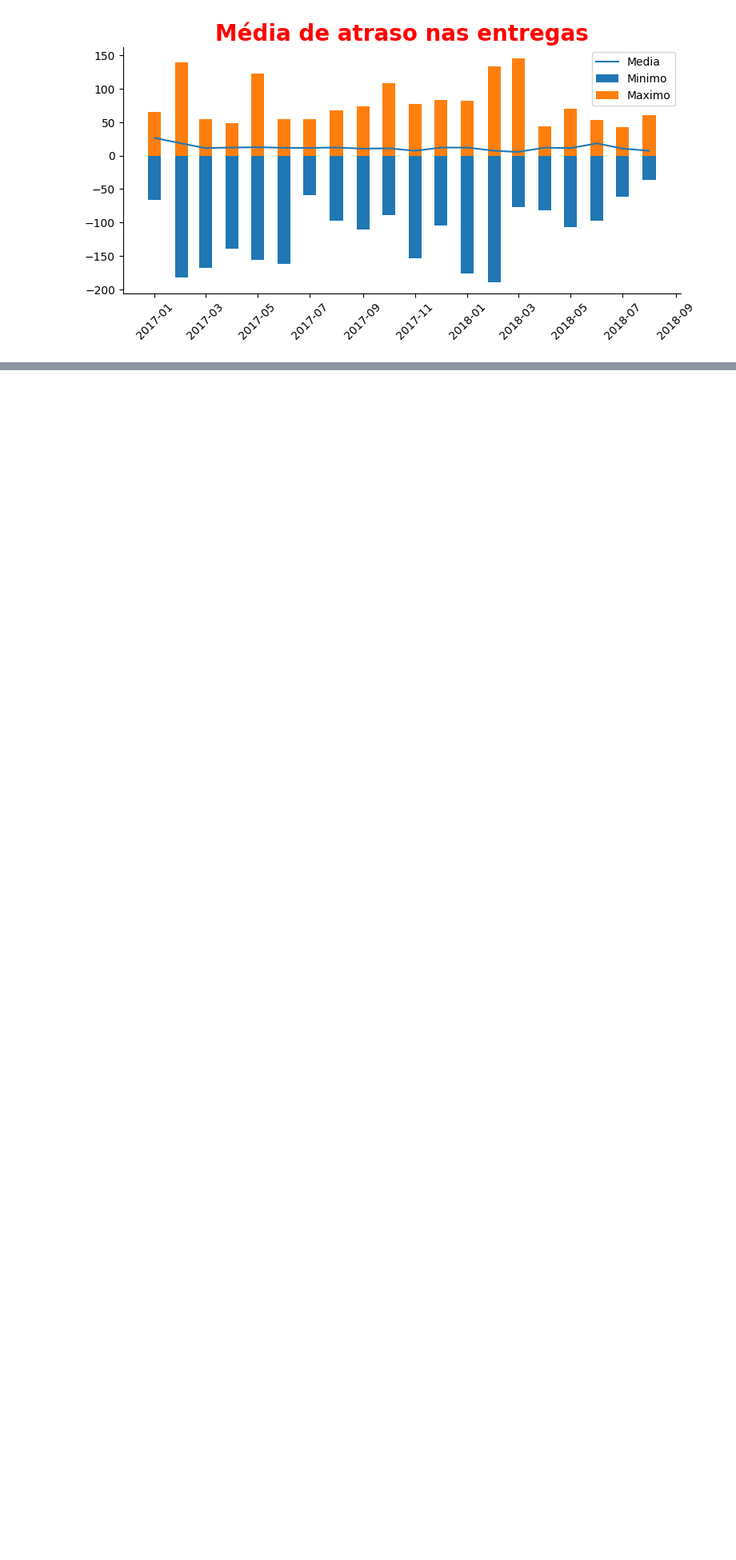
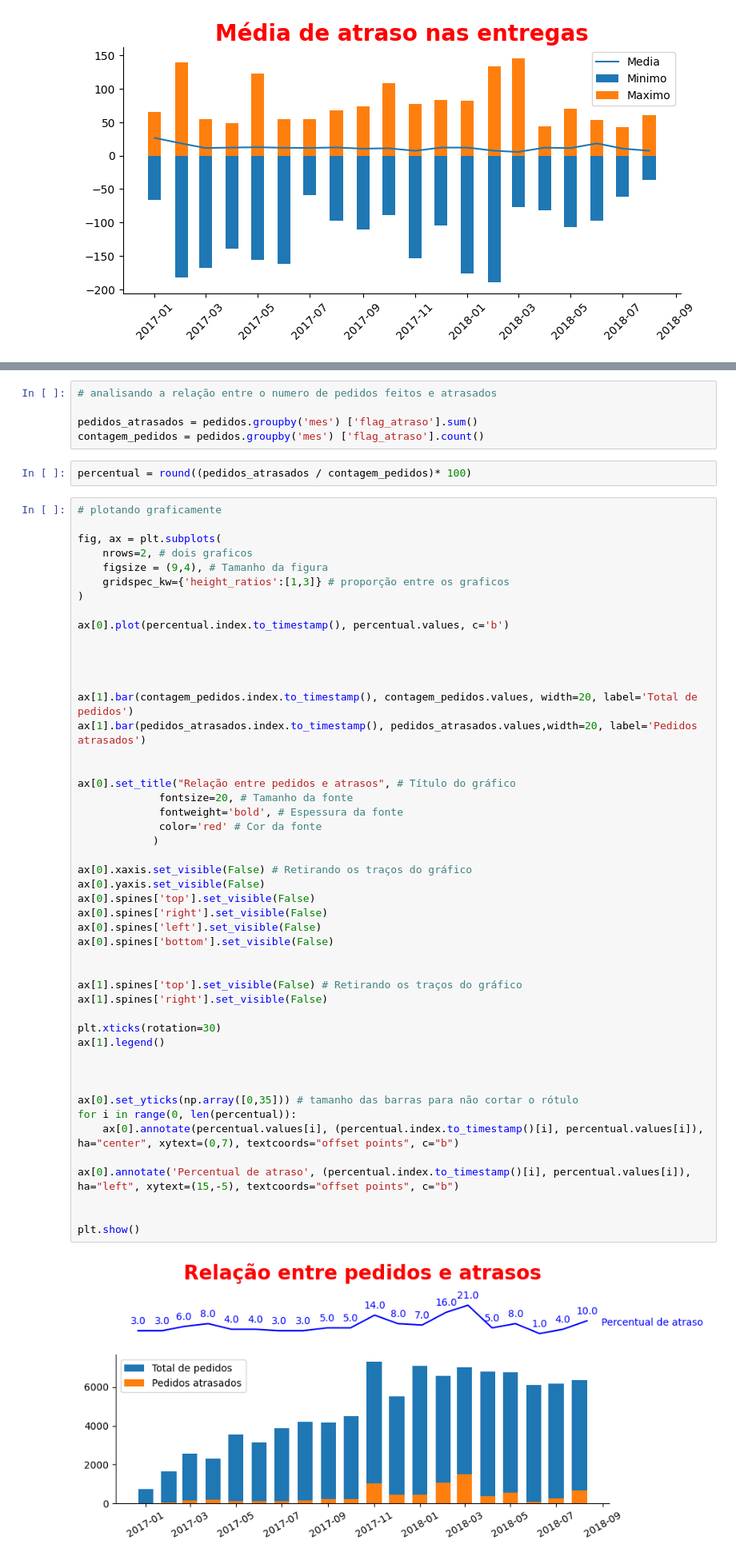
Before and after one commit to MDayvson/Ciencia-de-Dados, a Jupyter notebook: Ciência de Dados Impressionador/18. Utilizando o SQL com dados reais de venda/5. exercicio.ipynb, the cells around one changed output, grey strips where cells are left out. Shown at 80% size. Saved outputs shown, nothing was run; the diff lists cells and outputs as text; blank space fills up the shorter version.

```diff
--- a/Ciência de Dados Impressionador/18. Utilizando o SQL com dados reais de venda/5. exercicio.ipynb
+++ b/Ciência de Dados Impressionador/18. Utilizando o SQL com dados reais de venda/5. exercicio.ipynb
@@ -357,0 +375,57 @@ plt.show()
+# %%
+# analisando a relação entre o numero de pedidos feitos e atrasados
+
+pedidos_atrasados = pedidos.groupby('mes') ['flag_atraso'].sum()
+contagem_pedidos = pedidos.groupby('mes') ['flag_atraso'].count()
+# %%
+percentual = round((pedidos_atrasados / contagem_pedidos)* 100)
+# %%
+# plotando graficamente
+
+fig, ax = plt.subplots(
+    nrows=2, # dois graficos
+    figsize = (9,4), # Tamanho da figura
+    gridspec_kw={'height_ratios':[1,3]} # proporção entre os graficos
+)
+
+ax[0].plot(percentual.index.to_timestamp(), percentual.values, c='b')
+
+
+
+
+ax[1].bar(contagem_pedidos.index.to_timestamp(), contagem_pedidos.values, width=20, label='Total de pedidos')
+ax[1].bar(pedidos_atrasados.index.to_timestamp(), pedidos_atrasados.values,width=20, label='Pedidos atrasados')
+
+
+ax[0].set_title("Relação entre pedidos e atrasos", # Título do gráfico
+             fontsize=20, # Tamanho da fonte
+             fontweight='bold', # Espessura da fonte
+             color='red' # Cor da fonte
+            )
+
+ax[0].xaxis.set_visible(False) # Retirando os traços do gráfico
+ax[0].yaxis.set_visible(False)
+ax[0].spines['top'].set_visible(False)
+ax[0].spines['right'].set_visible(False)
+ax[0].spines['left'].set_visible(False)
+ax[0].spines['bottom'].set_visible(False)
+
+
+ax[1].spines['top'].set_visible(False) # Retirando os traços do gráfico
+ax[1].spines['right'].set_visible(False)
+
+plt.xticks(rotation=30)
+ax[1].legend()
+
+
+
+ax[0].set_yticks(np.array([0,35])) # tamanho das barras para não cortar o rótulo
+for i in range(0, len(percentual)):
+    ax[0].annotate(percentual.values[i], (percentual.index.to_timestamp()[i], percentual.values[i]), ha="center", xytext=(0,7), textcoords="offset points", c="b")
+
+ax[0].annotate('Percentual de atraso', (percentual.index.to_timestamp()[i], percentual.values[i]), ha="left", xytext=(15,-5), textcoords="offset points", c="b")
+
+
+plt.show()
+# %% [output]
+[figure, added]
```
Also changed, not shown: parts of 4 cells of this notebook, 1 other file.
